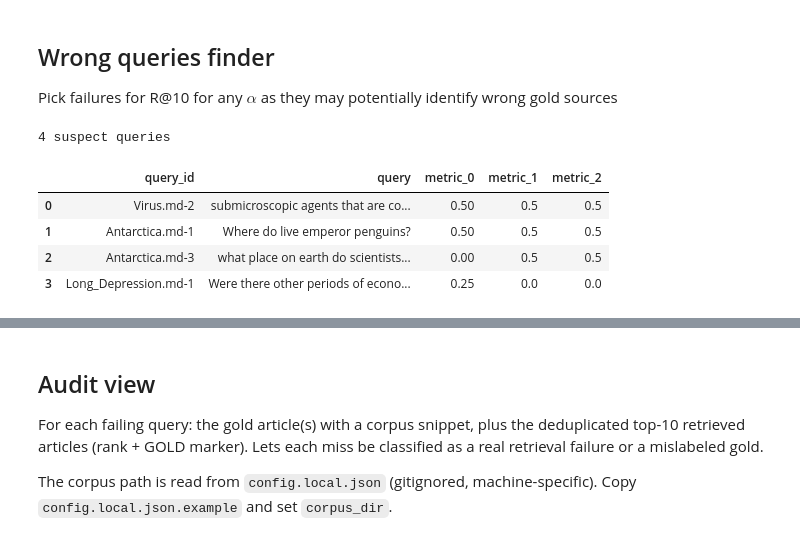
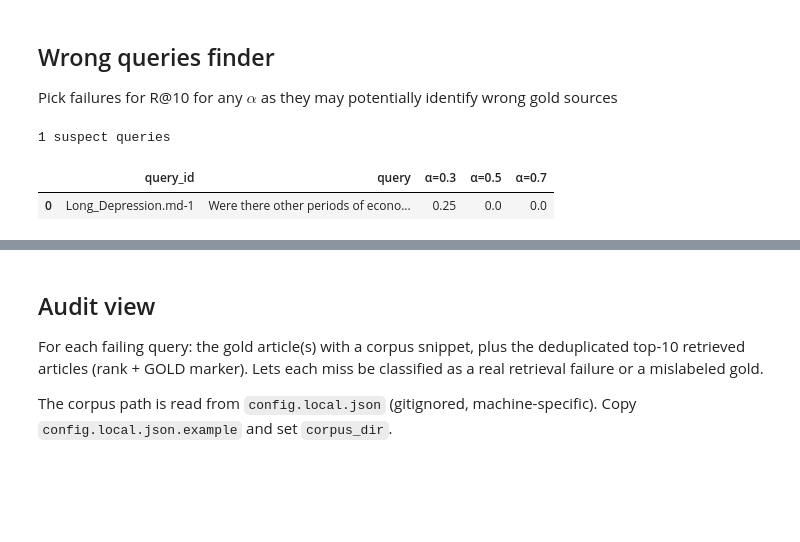
Before and after one commit to michele-orsini-71/minerva2, a Jupyter notebook: eval/notebooks/dataset_analysis.ipynb, the cells around one changed output, grey strips where cells are left out. Cells and saved outputs as stored; diff of their text form; code cells hidden in the pictures; blank space fills up the shorter version.

```diff
--- a/eval/notebooks/dataset_analysis.ipynb
+++ b/eval/notebooks/dataset_analysis.ipynb
@@ -50,33 +50,28 @@ Pick failures for R@10 for any $\alpha$ as they may potentially identify wrong g
 # %%
 from collections import defaultdict
 
 def persistent_failures(collection: str, metric: str, threshold: float = 1.0):
     # aggregates all_results by query id
     by_query = defaultdict(list)
     for r in all_results:
         if r.collection == collection:
             by_query[r.query_id].append(r)
     return [rs for rs in by_query.values()
             if all(getattr(r.metrics, metric) < threshold for r in rs)]
 
 metric = "recall_at_10"
-# failures = pick_failures("wikipedia-nollm", 0.5, metric)
 failures = persistent_failures("wikipedia-nollm", metric)
 
 print(f"{len(failures)} suspect queries")
 pd.DataFrame([
     {
-     "query_id": r[0].query_id,
-     "query": r[0].query,
-     "metric_0": getattr(r[0].metrics, metric),
-     "metric_1": getattr(r[1].metrics, metric),
-     "metric_2": getattr(r[2].metrics, metric)}
-    for r in failures
+     "query_id": rs[0].query_id,
+     "query": rs[0].query,
+     **{f"α={r.cell.hybrid_alpha}": getattr(r.metrics, metric) for r in sorted(rs, key=lambda r: r.cell.hybrid_alpha)},
+    }
+    for rs in failures
 ])
 # %% [output]
-4 suspect queries
+1 suspect queries
-|  | query_id | query | metric_0 | metric_1 | metric_2 |
-| 0 | Virus.md-2 | submicroscopic agents that are co... | 0.50 | 0.5 | 0.5 |
-| 1 | Antarctica.md-1 | Where do live emperor penguins? | 0.50 | 0.5 | 0.5 |
-| 2 | Antarctica.md-3 | what place on earth do scientists... | 0.00 | 0.5 | 0.5 |
-| 3 | Long_Depression.md-1 | Were there other periods of econo... | 0.25 | 0.0 | 0.0 |
+|  | query_id | query | α=0.3 | α=0.5 | α=0.7 |
+| 0 | Long_Depression.md-1 | Were there other periods of econo... | 0.25 | 0.0 | 0.0 |
```
Also changed, not shown: parts of 11 cells of this notebook, 1 other file.
